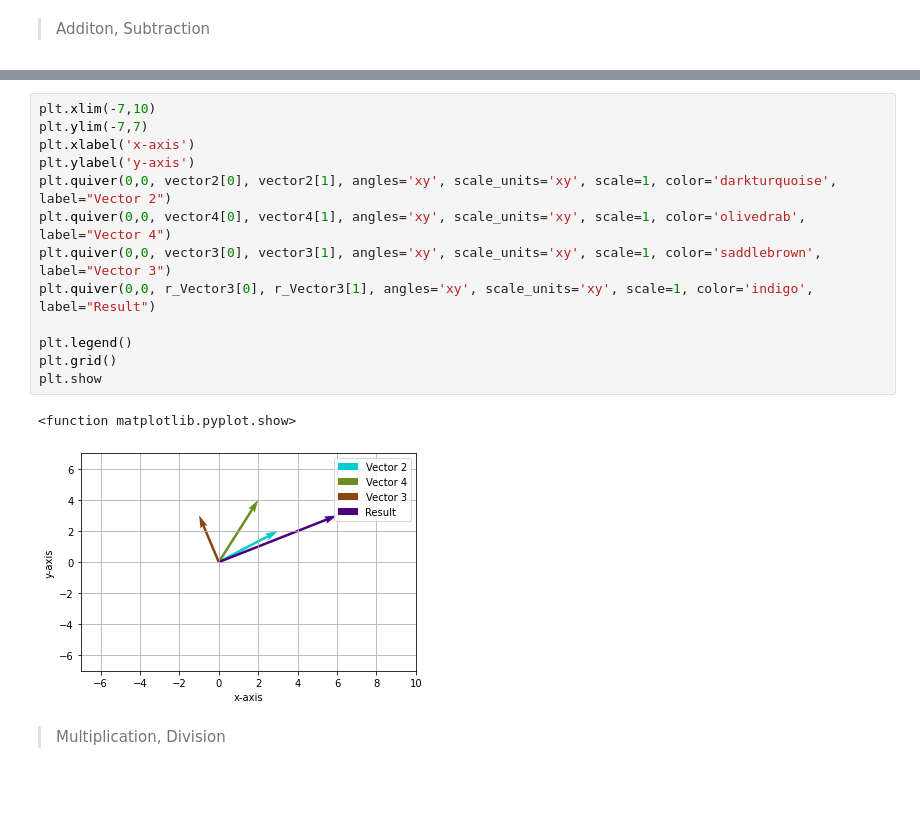
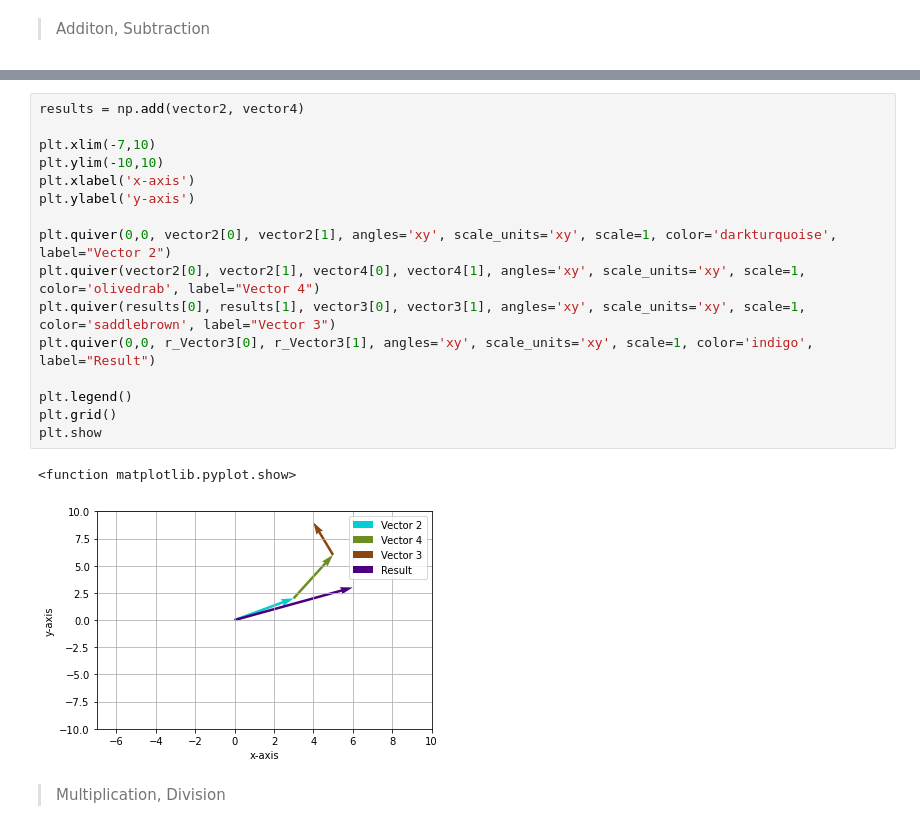
Before and after one commit to TiffanyHizon/Linear_Algebra_58051, a Jupyter notebook: Laboratory Acitivity 2/LinAlg_58051_Hizon_Vectors.ipynb, the cells around one changed output, grey strips where cells are left out. Drawn from its saved outputs; the diff is of its cells as text; blank space fills up the shorter version.

```diff
--- a/Laboratory Acitivity 2/LinAlg_58051_Hizon_Vectors.ipynb
+++ b/Laboratory Acitivity 2/LinAlg_58051_Hizon_Vectors.ipynb
@@ -251,19 +256,22 @@ plt.show
 # %%
+results = np.add(vector2, vector4)
+
 plt.xlim(-7,10)
-plt.ylim(-7,7)
+plt.ylim(-10,10)
 plt.xlabel('x-axis')
 plt.ylabel('y-axis')
+
 plt.quiver(0,0, vector2[0], vector2[1], angles='xy', scale_units='xy', scale=1, color='darkturquoise', label="Vector 2")
-plt.quiver(0,0, vector4[0], vector4[1], angles='xy', scale_units='xy', scale=1, color='olivedrab', label="Vector 4")
-plt.quiver(0,0, vector3[0], vector3[1], angles='xy', scale_units='xy', scale=1, color='saddlebrown', label="Vector 3")
+plt.quiver(vector2[0], vector2[1], vector4[0], vector4[1], angles='xy', scale_units='xy', scale=1, color='olivedrab', label="Vector 4")
+plt.quiver(results[0], results[1], vector3[0], vector3[1], angles='xy', scale_units='xy', scale=1, color='saddlebrown', label="Vector 3")
 plt.quiver(0,0, r_Vector3[0], r_Vector3[1], angles='xy', scale_units='xy', scale=1, color='indigo', label="Result")
 
 plt.legend()
 plt.grid()
 plt.show
 # %% [output]
 <function matplotlib.pyplot.show>
-[figure, old version]
+[figure, new version]
 # %% [markdown]
 
 
```
Also changed, not shown: parts of 14 cells of this notebook.
